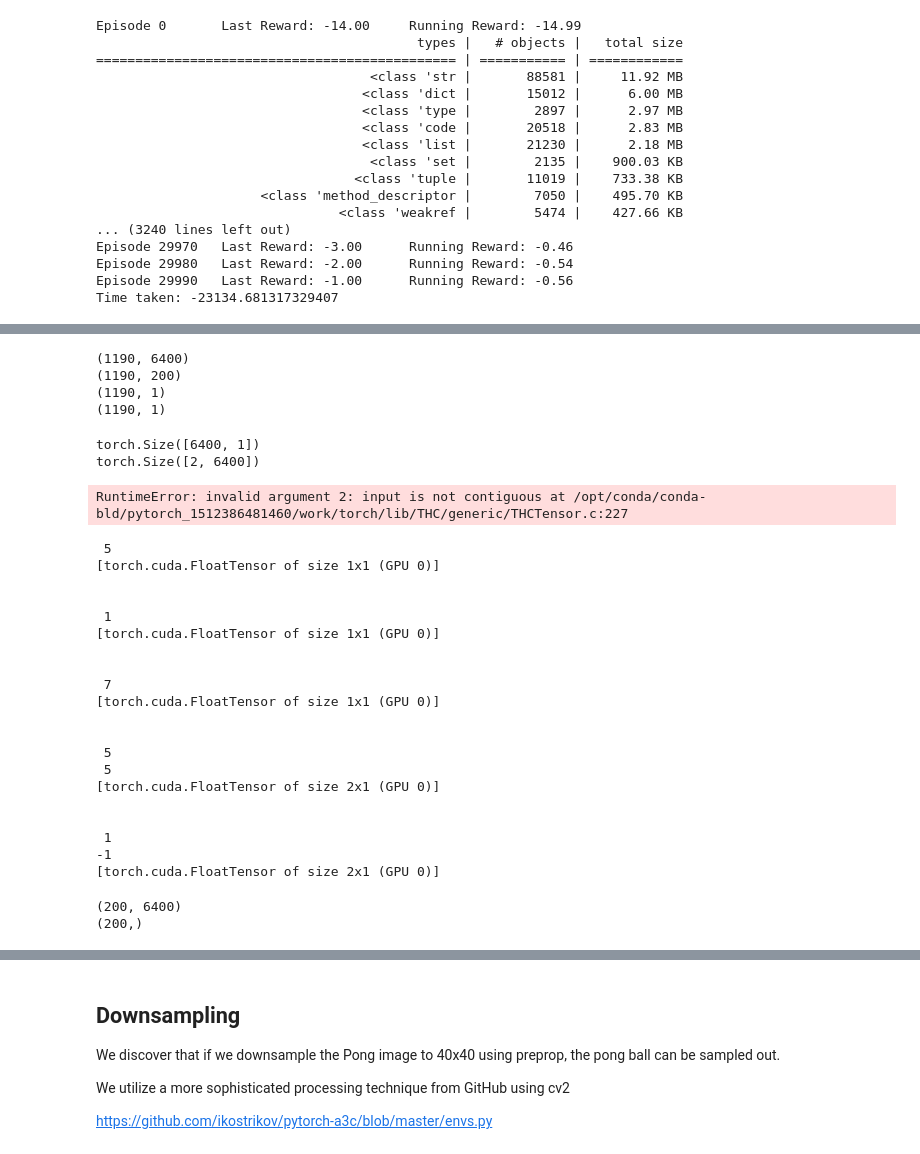
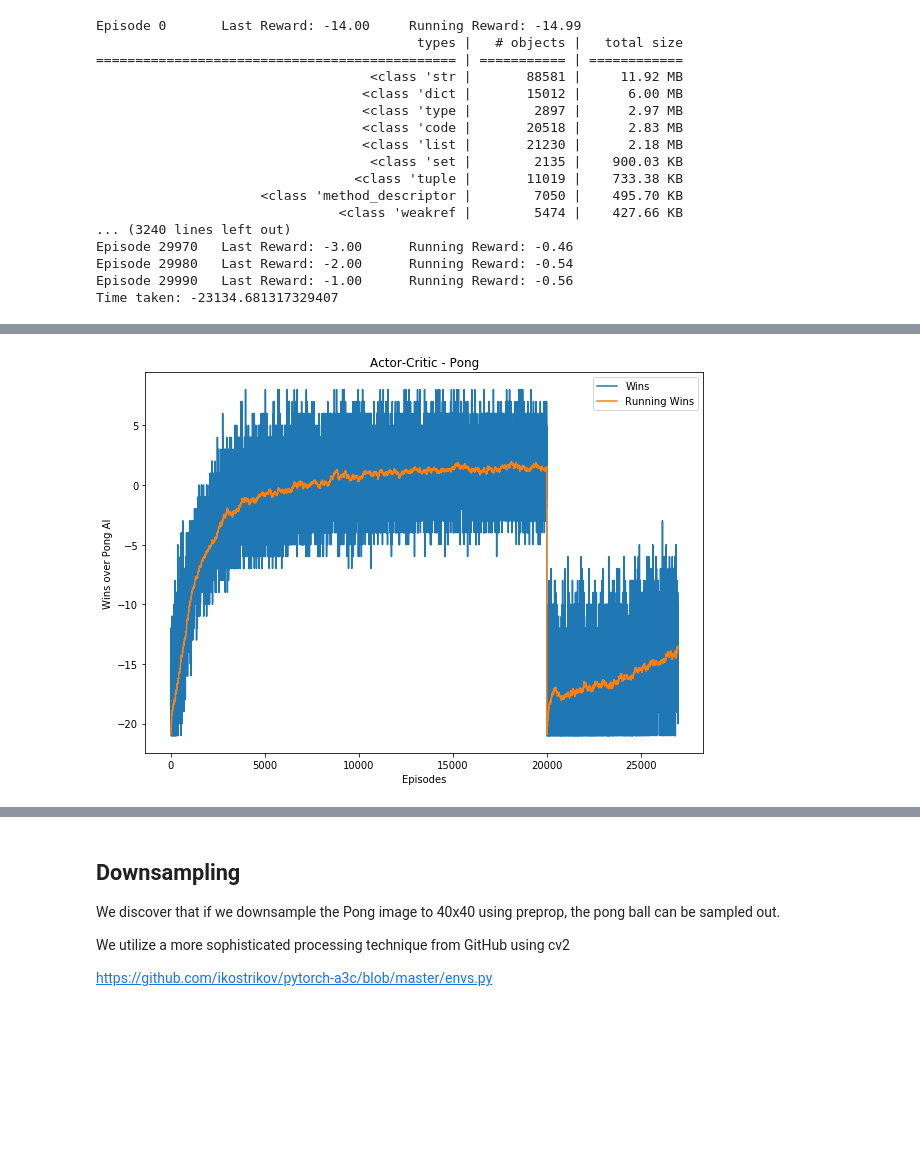
Before and after one commit to LUKELIEM/deep_rl, a Jupyter notebook: gym/actor-critic.ipynb, the cells around one changed output, grey strips where cells are left out. Cells and saved outputs as stored; diff of their text form; code cells hidden in the pictures; blank space fills up the shorter version.

```diff
--- a/gym/actor-critic.ipynb
+++ b/gym/actor-critic.ipynb
@@ -515,87 +537,19 @@ Time taken: -158.8612916469574
 # %%
-# data = pickle.load(open('./results/reinforce/pong_ep=100history.p', 'rb'))
+# data = pickle.load(open('./results/actor-critic/pong_ep=20000history.p', 'rb'))
 data = actorCritic
 
 # Plot out reward and running reward over training episodes
 plt.figure(figsize=(10, 7))
 
 plt.plot(list(range(1,len(np.array(data)[:,0])+1)), np.array(data)[:,0], label='Wins')
 plt.plot(list(range(1,len(np.array(data)[:,1])+1)), np.array(data)[:,1], label='Running Wins')
-plt.title('REINFORCE - Pong')
+plt.title('Actor-Critic - Pong')
 plt.xlabel('Episodes')
 plt.ylabel('Wins over Pong AI')
 plt.legend()
 plt.show()
 # %% [output]
-(1190, 6400)
-(1190, 200)
-(1190, 1)
-(1190, 1)
+[figure, added]
 # %%
 gc.collect()  # clean up some garbage
 torch.cuda.empty_cache()  # Release GPU memory
-# %%
-print (x_tensor.size())
-xs = torch.cat((x_tensor.view(1,-1), x_tensor.view(1,-1)),0)
-print (xs.size())
-# %% [output]
-torch.Size([6400, 1])
-torch.Size([2, 6400])
-# %%
-print(I.view(-1,1))
-# %% [output]
-RuntimeError: invalid argument 2: input is not contiguous at /opt/conda/conda-bld/pytorch_1512386481460/work/torch/lib/THC/generic/THCTensor.c:227
-# %%
-dlogps_tensor = torch.zeros(1, 1).type(dtype)
-dlogps_tensor[0,0] = 5
-
-print(dlogps_tensor)
-
-drs_tensor = torch.zeros(1, 1).type(dtype)
-drs_tensor [0,0] = 1
-print(drs_tensor)
-
-a = torch.zeros(1, 1).type(dtype)
-a[0,0] = 7
-print(a)
-dlogps_tensor = torch.cat((dlogps_tensor, dlogps_tensor),0) # grad that encourages the action that was taken to be taken (see http://cs231n.github.io/neural-networks-2/#losses if confused)
-print(dlogps_tensor)
-
-a[0,0] = -1
-drs_tensor = torch.cat((drs_tensor, a),0) # record reward (has to be done after we call step() to get reward for previous action)
-print(drs_tensor)
-# %% [output]
- 5
-[torch.cuda.FloatTensor of size 1x1 (GPU 0)]
-
-
- 1
-[torch.cuda.FloatTensor of size 1x1 (GPU 0)]
-
-
- 7
-[torch.cuda.FloatTensor of size 1x1 (GPU 0)]
-
-
- 5
- 5
-[torch.cuda.FloatTensor of size 2x1 (GPU 0)]
-
-
- 1
--1
-[torch.cuda.FloatTensor of size 2x1 (GPU 0)]
-# %%
-# hyperparameters
-H = 200 # number of hidden layer neurons
-D = 80 * 80 # input dimensionality: 80x80 grid
-
-model = {}
-model['W1'] = np.random.randn(H,D) / np.sqrt(D) # "Xavier" initialization
-model['W2'] = np.random.randn(H) / np.sqrt(H)
-
-print (model['W1'].shape)
-print (model['W2'].shape)
-# %% [output]
-(200, 6400)
-(200,)
```
Also changed, not shown: parts of 8 cells of this notebook, 1 other file.
